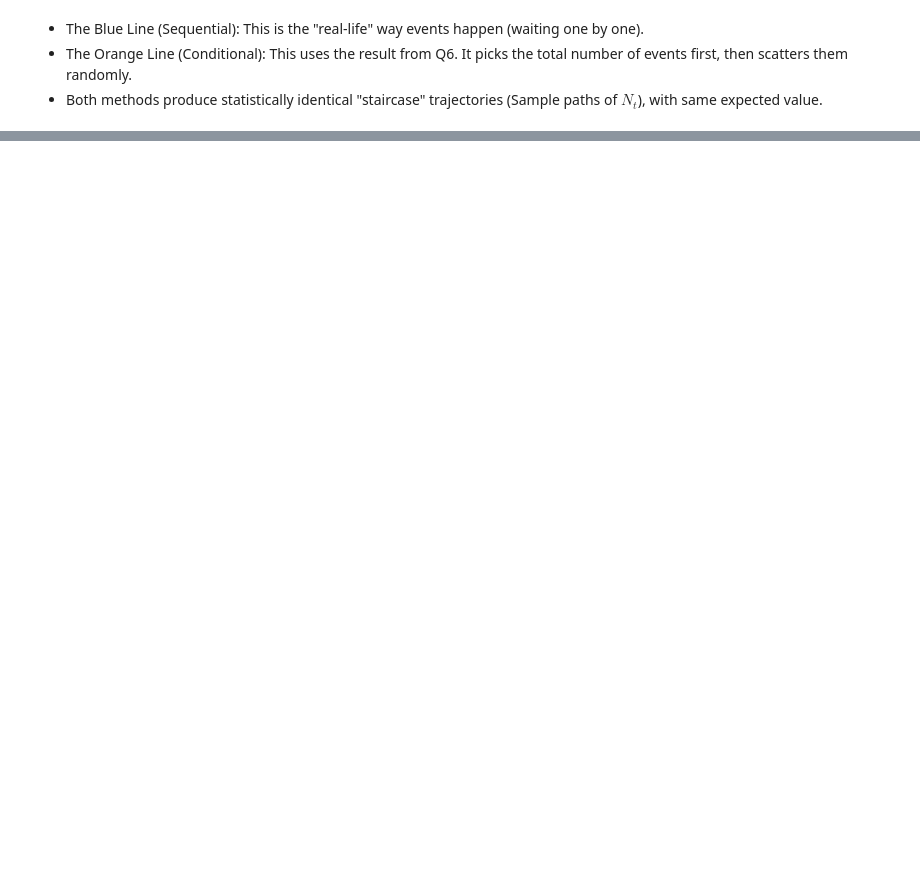
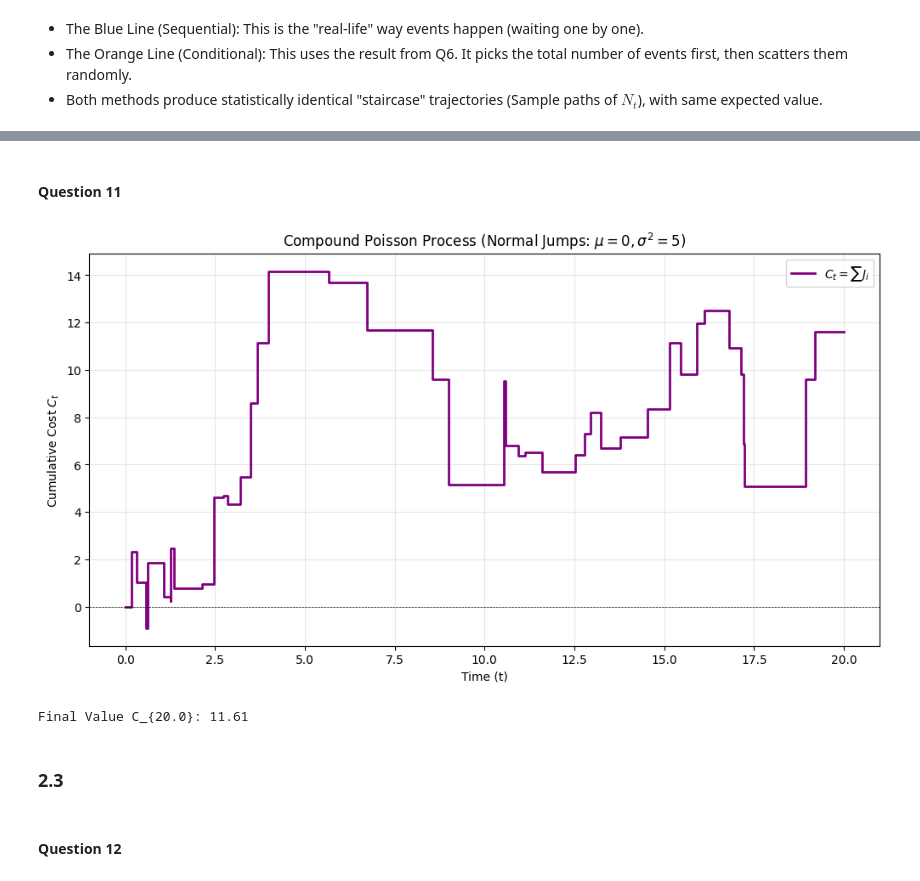
Before and after one commit to sanchitram1/241-project, a Jupyter notebook: main.ipynb, the cells around one changed output, grey strips where cells are left out. Saved outputs shown, nothing was run; the diff lists cells and outputs as text; code cells hidden in the pictures; blank space fills up the shorter version.

```diff
--- a/main.ipynb
+++ b/main.ipynb
@@ -1189,0 +1281,2 @@ trajectories (Sample paths of $N_t$), with same expected value.
+# %% [markdown]
+#### Question 11
@@ -1189,0 +1312,32 @@ trajectories (Sample paths of $N_t$), with same expected value.
+# %%
+# Params
+LAMBDA = 2.0
+T_MAX = 20.0
+MU = 0
+VAR = 5
+
+# Simulate
+times, values = simulate_compound_poisson(LAMBDA, T_MAX, MU, VAR)
+
+# Plot
+plt.figure(figsize=(12, 6))
+plt.step(
+    times, values, where="post", color="purple", linewidth=2, label=r"$C_t = \sum J_i$"
+)
+plt.axhline(0, color="black", linewidth=0.5, linestyle="--")
+
+plt.title(f"Compound Poisson Process (Normal Jumps: $\mu={MU}, \sigma^2={VAR}$)")
+plt.xlabel("Time (t)")
+plt.ylabel("Cumulative Cost $C_t$")
+plt.legend()
+plt.grid(True, alpha=0.3)
+plt.show()
+
+print(f"Final Value C_{{{T_MAX}}}: {values[-1]:.2f}")
+# %% [output]
+[figure, added]
+Final Value C_{20.0}: 11.61
+# %% [markdown]
+### 2.3
+# %% [markdown]
+#### Question 12
```
Also changed, not shown: parts of 26 cells of this notebook, 1 other file.
